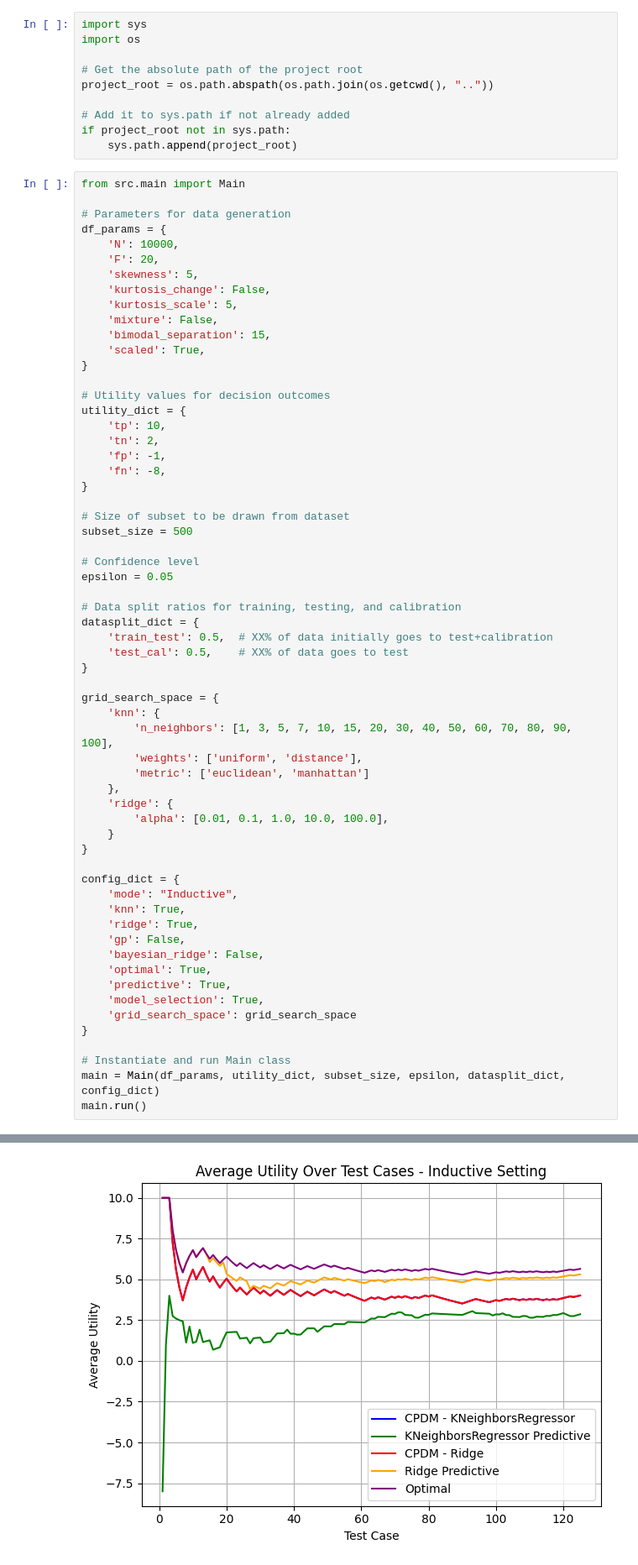
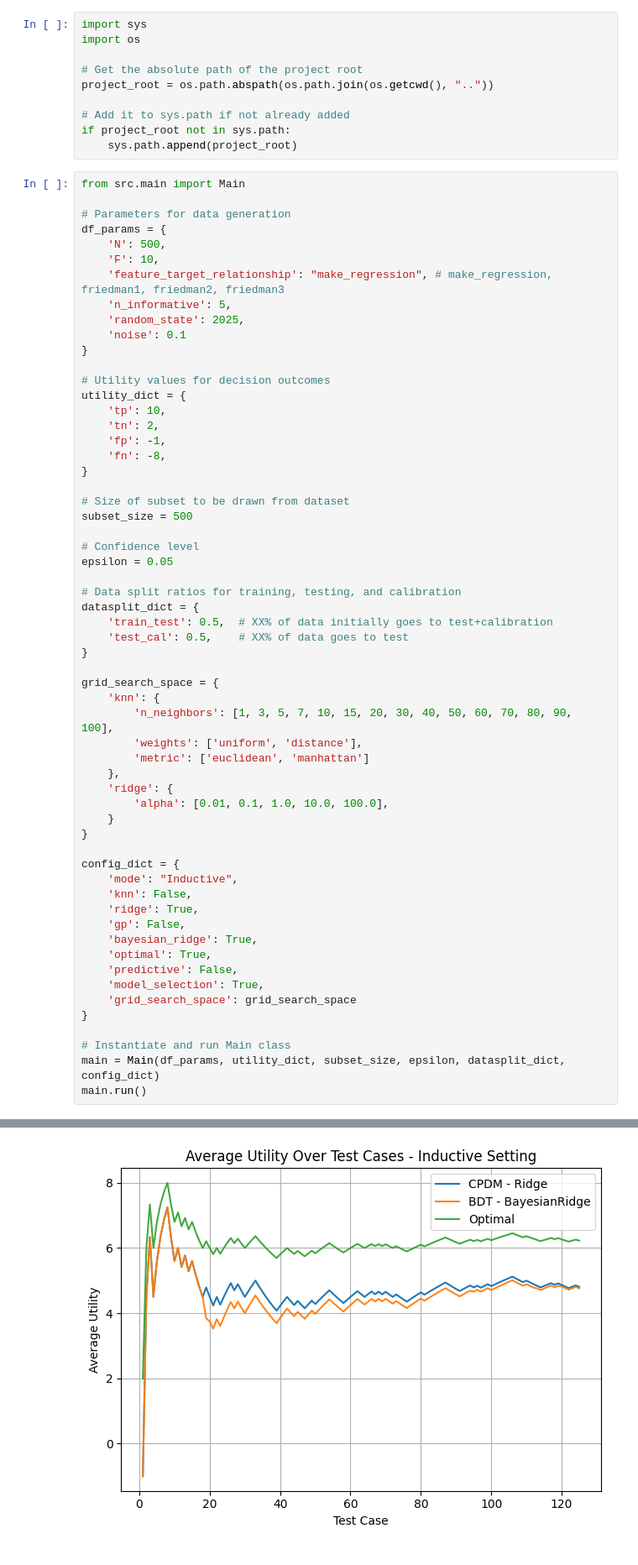
Before and after one commit to simonlanngren/Conformal-Predictive-Decision-Making, a Jupyter notebook: notebooks/Experiment_template.ipynb, the cells around one changed output, grey strips where cells are left out. Shown at 84% size. Cells and saved outputs as stored; diff of their text form.

```diff
--- a/notebooks/Experiment_template.ipynb
+++ b/notebooks/Experiment_template.ipynb
@@ -13,14 +13,12 @@ from src.main import Main
 
 # Parameters for data generation
 df_params = {
-    'N': 10000,
-    'F': 20,
-    'skewness': 5,
-    'kurtosis_change': False,
-    'kurtosis_scale': 5,
-    'mixture': False,
-    'bimodal_separation': 15,
-    'scaled': True,
+    'N': 500,
+    'F': 10,
+    'feature_target_relationship': "make_regression", # make_regression, friedman1, friedman2, friedman3
+    'n_informative': 5,
+    'random_state': 2025,
+    'noise': 0.1
 }
 
 # Utility values for decision outcomes
@@ -56,12 +54,12 @@ grid_search_space = {
 
 config_dict = {
     'mode': "Inductive",
-    'knn': True,
+    'knn': False,
     'ridge': True,
     'gp': False,
-    'bayesian_ridge': False,
+    'bayesian_ridge': True,
     'optimal': True,
-    'predictive': True,
+    'predictive': False,
     'model_selection': True,
     'grid_search_space': grid_search_space
 }
@@ -105 +86 @@ Ridge: Test Score (MSE): 0.014
-[figure, old version]
+[figure, new version]
```
Also changed, not shown: parts of 1 cell of this notebook, 3 other files.
